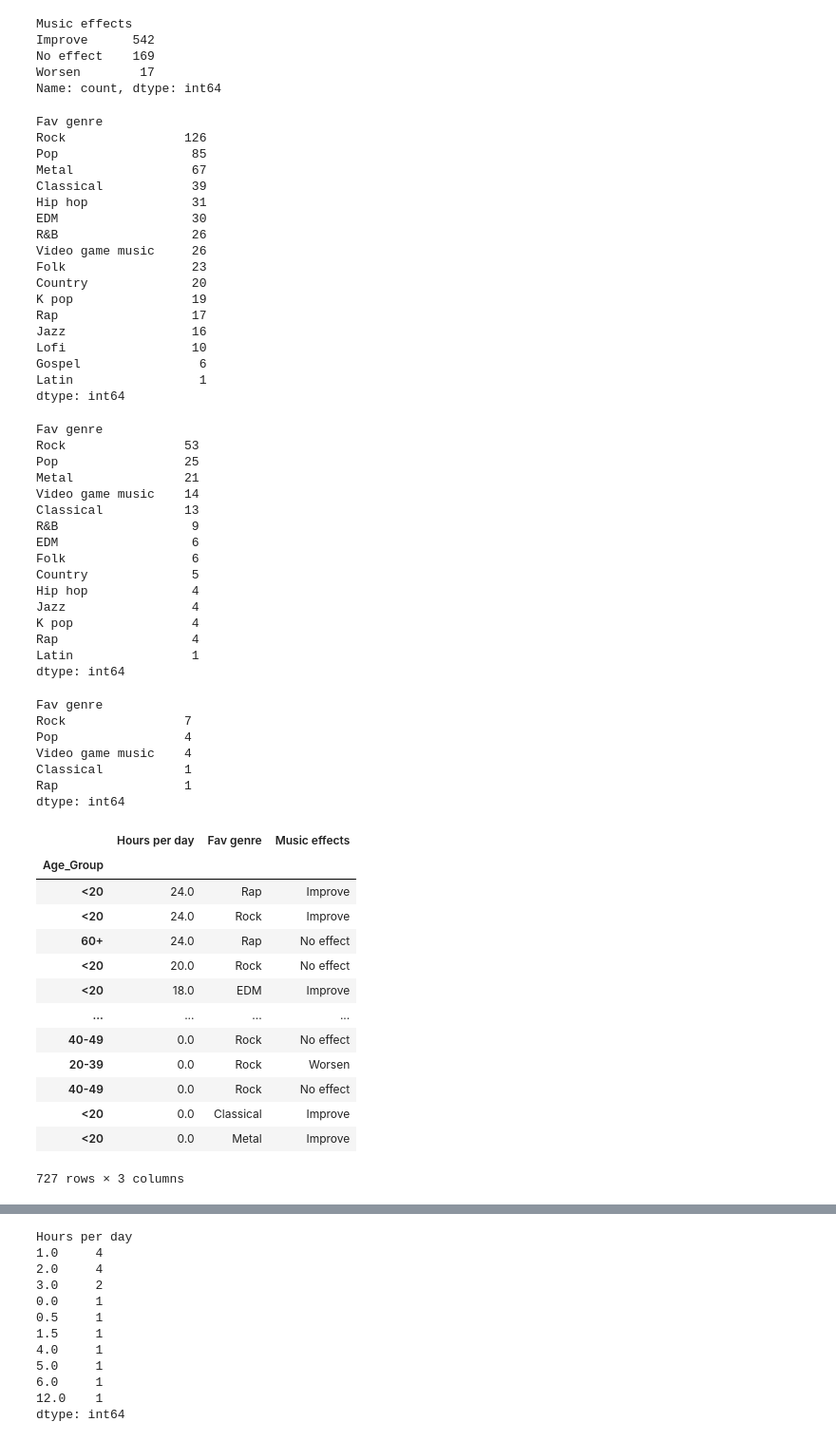
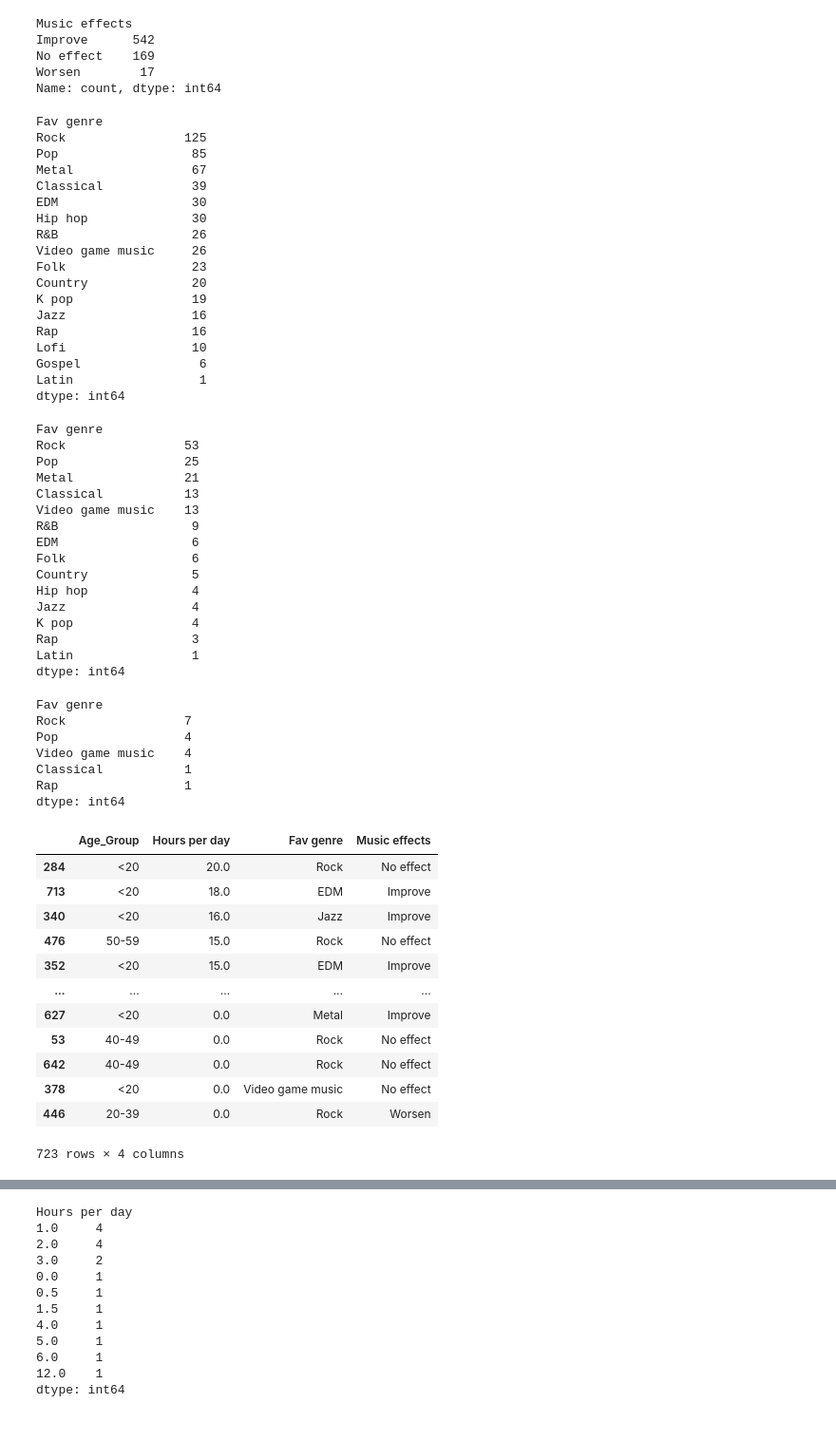
Before and after one commit to TheWizler/project1_group_10, a Jupyter notebook: gabriela's_work/Q1.ipynb, the cells around one changed output, grey strips where cells are left out. Shown at 95% size. Saved outputs shown, nothing was run; the diff lists cells and outputs as text; code cells hidden in the pictures.

```diff
--- a/gabriela's_work/Q1.ipynb
+++ b/gabriela's_work/Q1.ipynb
@@ -8,7 +8,7 @@ import scipy.stats as st
 import seaborn as sns
 import numpy as np
 # %%
-data_path="../gabriela's_work/cleaned_data.csv"
+data_path="../Data_Cleaning/output_cleaned_data.csv"
 data= pd.read_csv(data_path)
 data.head()
 # %% [output]
@@ -85,19 +101,19 @@ improve_data_count=improve_data.groupby(["Fav genre"]).size()
 improve_data_count.sort_values(ascending=False)
 # %% [output]
 Fav genre
-Rock                126
+Rock                125
 Pop                  85
 Metal                67
 Classical            39
-Hip hop              31
 EDM                  30
+Hip hop              30
 R&B                  26
 Video game music     26
 Folk                 23
 Country              20
 K pop                19
-Rap                  17
 Jazz                 16
+Rap                  16
 Lofi                 10
 Gospel                6
 Latin                 1
@@ -111,8 +127,8 @@ Fav genre
 Rock                53
 Pop                 25
 Metal               21
-Video game music    14
 Classical           13
+Video game music    13
 R&B                  9
 EDM                  6
 Folk                 6
@@ -120,7 +136,7 @@ Country              5
 Hip hop              4
 Jazz                 4
 K pop                4
-Rap                  4
+Rap                  3
 Latin                1
 dtype: int64
 # %%
@@ -146,23 +162,23 @@ line_data=pd.DataFrame({
 # %%
 cols2=["Age_Group","Hours per day", "Fav genre","Music effects"]
 df3=df[cols2]
-df4=df3.dropna().set_index(["Age_Group"])
+df4=df3.dropna() #set_index(["Age_Group"])
+df4.groupby(df4.Age_Group)
 df4.sort_values(by="Hours per day", ascending=False)
 # %% [output]
-|  | Hours per day | Fav genre | Music effects |
-| Age_Group |  |  |  |
-| <20 | 24.0 | Rap | Improve |
-| <20 | 24.0 | Rock | Improve |
-| 60+ | 24.0 | Rap | No effect |
-| <20 | 20.0 | Rock | No effect |
-| <20 | 18.0 | EDM | Improve |
-| ... | ... | ... | ... |
-| 40-49 | 0.0 | Rock | No effect |
-| 20-39 | 0.0 | Rock | Worsen |
-| 40-49 | 0.0 | Rock | No effect |
-| <20 | 0.0 | Classical | Improve |
-| <20 | 0.0 | Metal | Improve |
+|  | Age_Group | Hours per day | Fav genre | Music effects |
+| 284 | <20 | 20.0 | Rock | No effect |
+| 713 | <20 | 18.0 | EDM | Improve |
+| 340 | <20 | 16.0 | Jazz | Improve |
+| 476 | 50-59 | 15.0 | Rock | No effect |
+| 352 | <20 | 15.0 | EDM | Improve |
+| ... | ... | ... | ... | ... |
+| 627 | <20 | 0.0 | Metal | Improve |
+| 53 | 40-49 | 0.0 | Rock | No effect |
+| 642 | 40-49 | 0.0 | Rock | No effect |
+| 378 | <20 | 0.0 | Video game music | No effect |
+| 446 | 20-39 | 0.0 | Rock | Worsen |
-727 rows × 3 columns
+723 rows × 4 columns
 # %%
 df4["Music effects"].value_counts()
 # %% [output]
```
Also changed, not shown: parts of 11 cells of this notebook, 31 other files.
